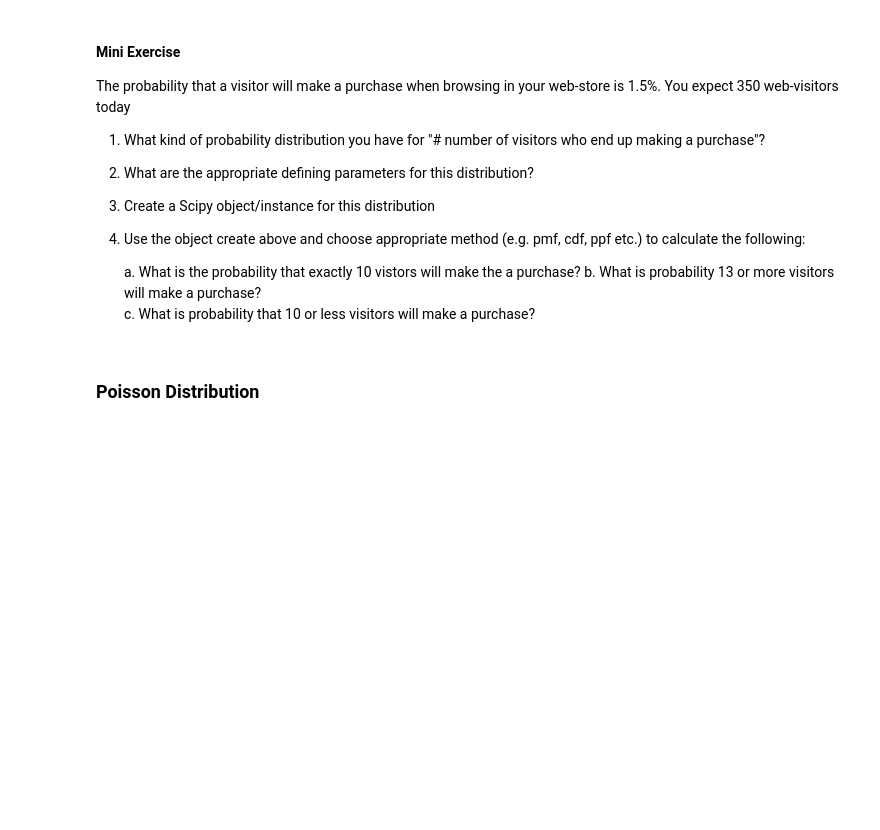
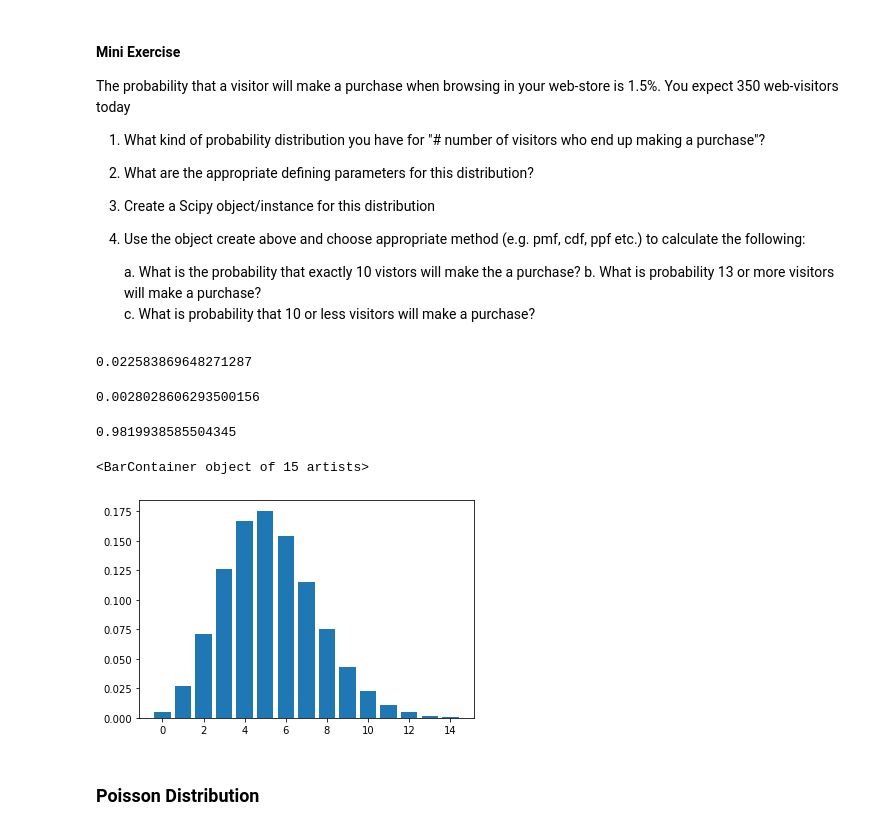
Before and after one commit to HeatherOrtegaMcMillan/statistics-exercises, a Jupyter notebook: probability_distributions_lesson.ipynb, the cells around one changed output. Cells and saved outputs as stored; diff of their text form; code cells hidden in the pictures; blank space fills up the shorter version.

Commit message:
add probability distributions exercises and update lesson notebook

```diff
--- a/probability_distributions_lesson.ipynb
+++ b/probability_distributions_lesson.ipynb
@@ -390,6 +436,38 @@ The probability that a visitor will make a purchase when browsing in your web-st
      a. What is the probability that exactly 10 vistors will make the a purchase?
      b. What is probability 13 or more visitors will make a purchase?
      c. What is probability that 10 or less visitors will make a purchase?
+# %%
+# binomial distribution, they make a purchase or they don't , and it's independent
+
+p = .015
+n_visitors = 350
+
+web_visitors = stats.binom(n_visitors, p)
+# %%
+# What is the probability that exactly 10 vistors will make the a purchase?
+# 2.26%
+web_visitors.pmf(10)
+# %% [output]
+0.022583869648271287
+# %%
+# What is probability 13 or more visitors will make a purchase?
+# 0.28%
+web_visitors.sf(12)
+# %% [output]
+0.0028028606293500156
+# %%
+# What is probability that 10 or less visitors will make a purchase?
+# 98.2%
+web_visitors.cdf(10)
+# %% [output]
+0.9819938585504345
+# %%
+x = np.arange(0,15)
+y = stats.binom(n_visitors, p).pmf(x)
+plt.bar(x,y)
+# %% [output]
+<BarContainer object of 15 artists>
+[figure, added]
 # %% [markdown]
 ### Poisson Distribution
 # %% [markdown]
```
Also changed, not shown: parts of 13 cells of this notebook, 1 other file.
